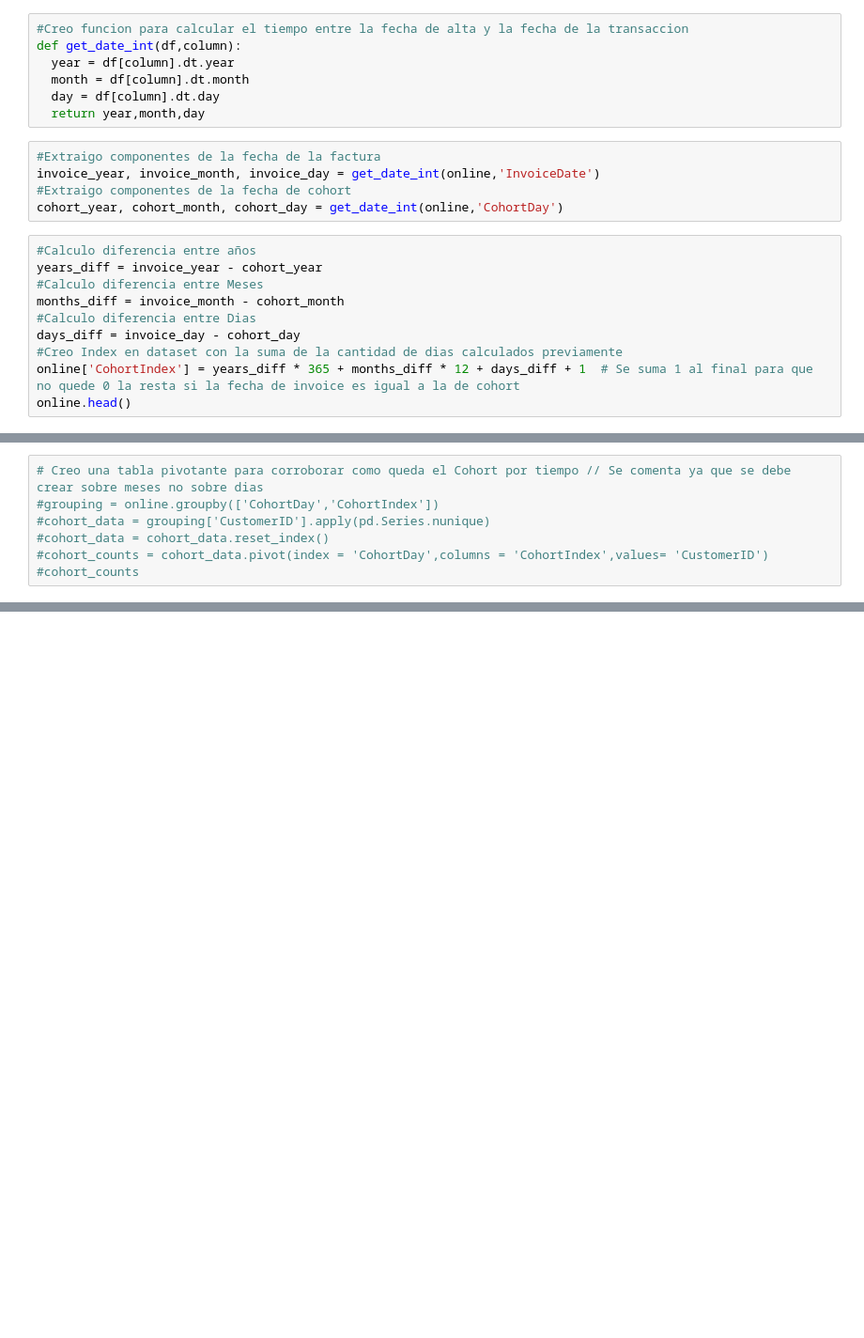
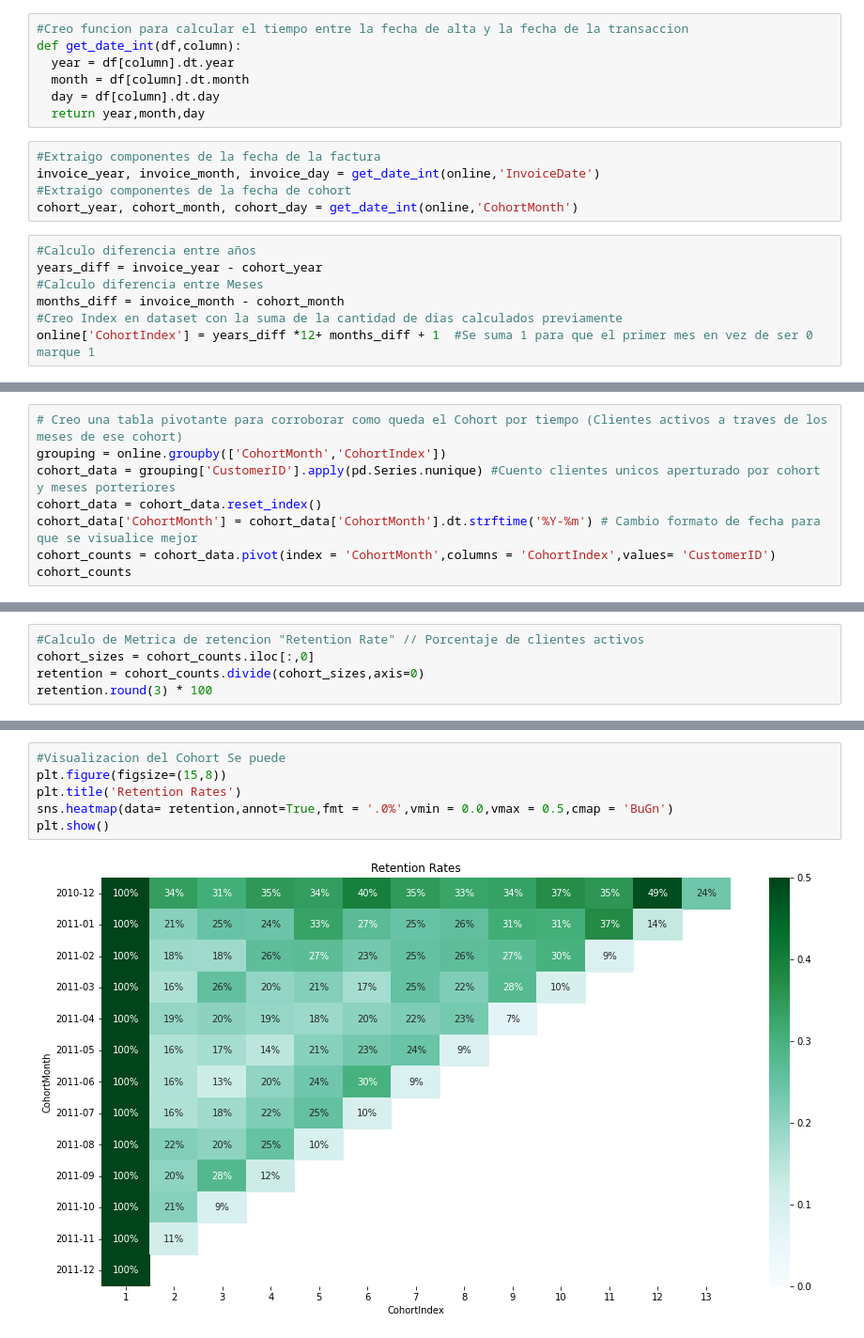
Before and after one commit to lucasnserra/CustomerSegmentation, a Jupyter notebook: Time_Cohorts.ipynb, the cells around one changed output, grey strips where cells are left out. Shown: that part at 94% size. Drawn from its saved outputs; the diff is of its cells as text; blank space fills up the shorter version.

```diff
--- a/Time_Cohorts.ipynb
+++ b/Time_Cohorts.ipynb
@@ -49,14 +51,11 @@ def get_date_int(df,column):
 #Extraigo componentes de la fecha de la factura
 invoice_year, invoice_month, invoice_day = get_date_int(online,'InvoiceDate')
 #Extraigo componentes de la fecha de cohort
-cohort_year, cohort_month, cohort_day = get_date_int(online,'CohortDay')
+cohort_year, cohort_month, cohort_day = get_date_int(online,'CohortMonth')
 # %%
 #Calculo diferencia entre años
 years_diff = invoice_year - cohort_year
 #Calculo diferencia entre Meses
 months_diff = invoice_month - cohort_month
-#Calculo diferencia entre Dias
-days_diff = invoice_day - cohort_day
 #Creo Index en dataset con la suma de la cantidad de dias calculados previamente
-online['CohortIndex'] = years_diff * 365 + months_diff * 12 + days_diff + 1  # Se suma 1 al final para que no quede 0 la resta si la fecha de invoice es igual a la de cohort
-online.head()
+online['CohortIndex'] = years_diff *12+ months_diff + 1  #Se suma 1 para que el primer mes en vez de ser 0 marque 1
@@ -70,7 +62,8 @@ online.head()
 # %%
-# Creo una tabla pivotante para corroborar como queda el Cohort por tiempo // Se comenta ya que se debe crear sobre meses no sobre dias
-#grouping = online.groupby(['CohortDay','CohortIndex'])
-#cohort_data = grouping['CustomerID'].apply(pd.Series.nunique)
-#cohort_data = cohort_data.reset_index()
-#cohort_counts = cohort_data.pivot(index = 'CohortDay',columns = 'CohortIndex',values= 'CustomerID')
-#cohort_counts
+# Creo una tabla pivotante para corroborar como queda el Cohort por tiempo (Clientes activos a traves de los meses de ese cohort)
+grouping = online.groupby(['CohortMonth','CohortIndex'])
+cohort_data = grouping['CustomerID'].apply(pd.Series.nunique) #Cuento clientes unicos aperturado por cohort y meses porteriores
+cohort_data = cohort_data.reset_index()
+cohort_data['CohortMonth'] = cohort_data['CohortMonth'].dt.strftime('%Y-%m') # Cambio formato de fecha para que se visualice mejor
+cohort_counts = cohort_data.pivot(index = 'CohortMonth',columns = 'CohortIndex',values= 'CustomerID')
+cohort_counts
@@ -76,0 +86,5 @@ online.head()
+# %%
+#Calculo de Metrica de retencion "Retention Rate" // Porcentaje de clientes activos
+cohort_sizes = cohort_counts.iloc[:,0]
+retention = cohort_counts.divide(cohort_sizes,axis=0)
+retention.round(3) * 100
@@ -76,0 +128,8 @@ online.head()
+# %%
+#Visualizacion del Cohort Se puede
+plt.figure(figsize=(15,8))
+plt.title('Retention Rates')
+sns.heatmap(data= retention,annot=True,fmt = '.0%',vmin = 0.0,vmax = 0.5,cmap = 'BuGn')
+plt.show()
+# %% [output]
+[figure, added]
```
Also changed, not shown: parts of 8 cells of this notebook.
